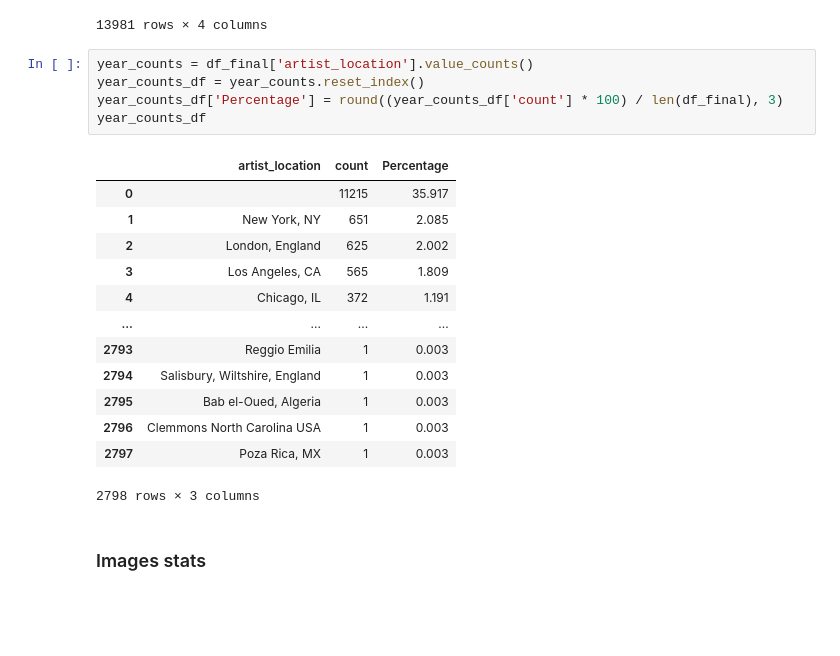
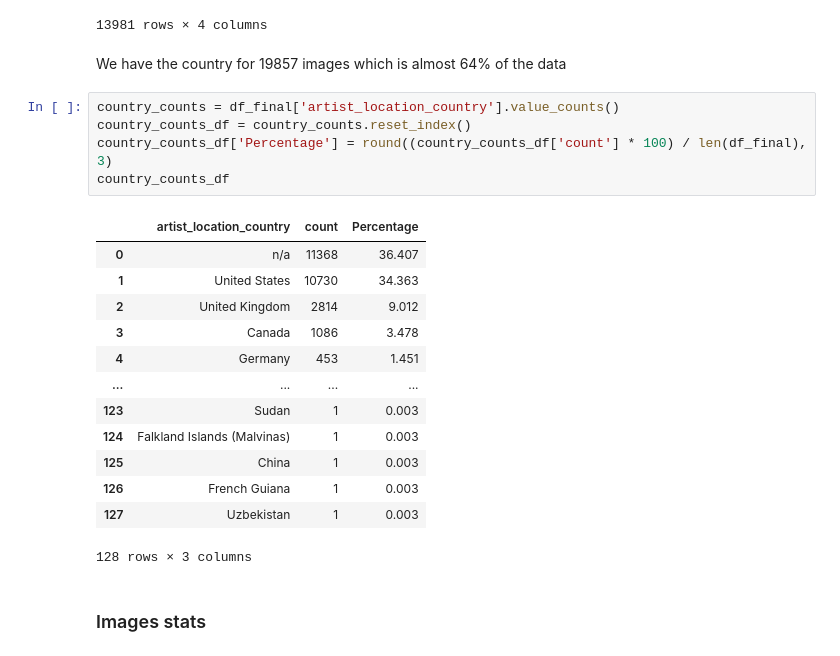
Before and after one commit to SAndrade2209/albumcoverspracticalwork, a Jupyter notebook: mumu_dataset_analysis.ipynb, the cells around one changed output. Cells and saved outputs as stored; diff of their text form; blank space fills up the shorter version.

Commit message:
mapping of countries

```diff
--- a/mumu_dataset_analysis.ipynb
+++ b/mumu_dataset_analysis.ipynb
@@ -412,25 +369,27 @@ artirst_counts_df
 | 31223 | ARCV2B11187B990E2B | Owls | 1 | 0.003 |
 | 31224 | ARGR9FY1187FB4D0E7 | Aberdeen | 1 | 0.003 |
 13981 rows × 4 columns
+# %% [markdown]
+We have the country for 19857 images which is almost 64% of the data
 # %%
-year_counts = df_final['artist_location'].value_counts()
-year_counts_df = year_counts.reset_index()
-year_counts_df['Percentage'] = round((year_counts_df['count'] * 100) / len(df_final), 3)
-year_counts_df
+country_counts = df_final['artist_location_country'].value_counts()
+country_counts_df = country_counts.reset_index()
+country_counts_df['Percentage'] = round((country_counts_df['count'] * 100) / len(df_final), 3)
+country_counts_df
 # %% [output]
-|  | artist_location | count | Percentage |
-| 0 |  | 11215 | 35.917 |
-| 1 | New York, NY | 651 | 2.085 |
-| 2 | London, England | 625 | 2.002 |
-| 3 | Los Angeles, CA | 565 | 1.809 |
-| 4 | Chicago, IL | 372 | 1.191 |
+|  | artist_location_country | count | Percentage |
+| 0 | n/a | 11368 | 36.407 |
+| 1 | United States | 10730 | 34.363 |
+| 2 | United Kingdom | 2814 | 9.012 |
+| 3 | Canada | 1086 | 3.478 |
+| 4 | Germany | 453 | 1.451 |
 | ... | ... | ... | ... |
-| 2793 | Reggio Emilia | 1 | 0.003 |
-| 2794 | Salisbury, Wiltshire, England | 1 | 0.003 |
-| 2795 | Bab el-Oued, Algeria | 1 | 0.003 |
-| 2796 | Clemmons North Carolina USA | 1 | 0.003 |
-| 2797 | Poza Rica, MX | 1 | 0.003 |
+| 123 | Sudan | 1 | 0.003 |
+| 124 | Falkland Islands (Malvinas) | 1 | 0.003 |
+| 125 | China | 1 | 0.003 |
+| 126 | French Guiana | 1 | 0.003 |
+| 127 | Uzbekistan | 1 | 0.003 |
-2798 rows × 3 columns
+128 rows × 3 columns
 # %% [markdown]
 ### Images stats
 # %%
```
Also changed, not shown: parts of 12 cells of this notebook, 7 other files.
